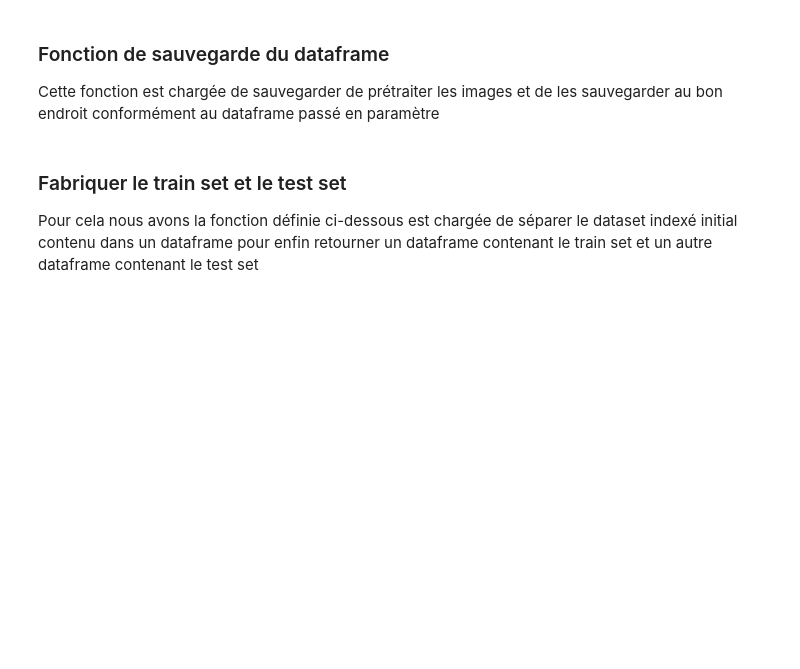
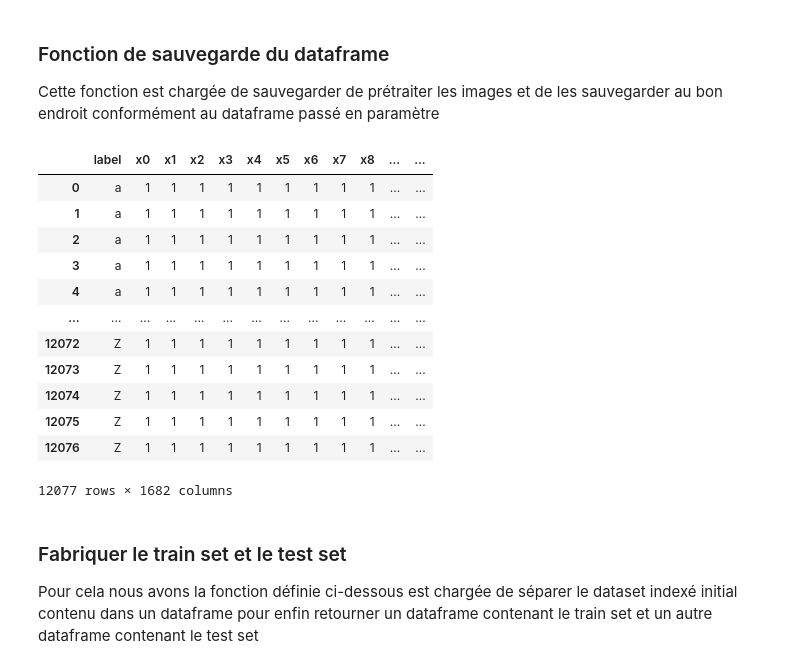
Before and after one commit to GzIrYsz/smart-read-prototypes, a Jupyter notebook: notebooks/character_recognition/NIST-preprocessing.ipynb, the cells around one changed output. Cells and saved outputs as stored; diff of their text form; code cells hidden in the pictures; blank space fills up the shorter version.

```diff
--- a/notebooks/character_recognition/NIST-preprocessing.ipynb
+++ b/notebooks/character_recognition/NIST-preprocessing.ipynb
@@ -112,15 +112,47 @@ Dans cette section, nous allons définir les fonctions qui nous permettront de s
 
 Cette fonction est chargée de sauvegarder de prétraiter les images et de les sauvegarder au bon endroit conformément au dataframe passé en paramètre
 # %%
-def save_preprocessed_img_from_dataframe(dataframe, destination_folder):
-    output_folder = dataframe.head(1).values[0][7]
-    mkdir(path.join(output_folder, destination_folder))
+def get_labeled_processed_img(dataframe):
+    data = []
     for index, row in dataframe.iterrows():
         image_old_path = path.join(row["old_path"], row["old_file_name"])
-        image_new_path = path.join(row["new_path"], destination_folder, row["new_file_name"])
+        label = row["letter"]
+        pretreated_img = preprocessing(image_old_path)
+        data.append((label, pretreated_img))
 
-        pretreated_img = preprocessing(image_old_path)
-        imsave(image_new_path, pretreated_img)
+    return data
+# %%
+def get_compatible_x_shape_for_save(x_set):
+    x, y, z = x_set.shape
+    return x_set.reshape(x, y * z)
+# %%
+def get_labeled_processed_img_dataframe(dataframe):
+    data = get_labeled_processed_img(dataframe)
+    y_raw_set, x_raw_set = list(zip(*data))
+    y_set = np.array(y_raw_set)
+    x_set = get_compatible_x_shape_for_save(np.array(x_raw_set))
+
+    x_set_frame = pd.DataFrame(x_set, columns=[f"x{i}" for i in range(x_set.shape[1])])
+    y_set_frame = pd.DataFrame(y_set, columns=["label"])
+
+    return pd.concat([y_set_frame, x_set_frame], axis=1)
+
+
+dataset_frame =get_labeled_processed_img_dataframe(dataset_indexing_frame)
+# %% [output]
+|  | label | x0 | x1 | x2 | x3 | x4 | x5 | x6 | x7 | x8 | ... | ... |
+| 0 | a | 1 | 1 | 1 | 1 | 1 | 1 | 1 | 1 | 1 | ... | ... |
+| 1 | a | 1 | 1 | 1 | 1 | 1 | 1 | 1 | 1 | 1 | ... | ... |
+| 2 | a | 1 | 1 | 1 | 1 | 1 | 1 | 1 | 1 | 1 | ... | ... |
+| 3 | a | 1 | 1 | 1 | 1 | 1 | 1 | 1 | 1 | 1 | ... | ... |
+| 4 | a | 1 | 1 | 1 | 1 | 1 | 1 | 1 | 1 | 1 | ... | ... |
+| ... | ... | ... | ... | ... | ... | ... | ... | ... | ... | ... | ... | ... |
+| 12072 | Z | 1 | 1 | 1 | 1 | 1 | 1 | 1 | 1 | 1 | ... | ... |
+| 12073 | Z | 1 | 1 | 1 | 1 | 1 | 1 | 1 | 1 | 1 | ... | ... |
+| 12074 | Z | 1 | 1 | 1 | 1 | 1 | 1 | 1 | 1 | 1 | ... | ... |
+| 12075 | Z | 1 | 1 | 1 | 1 | 1 | 1 | 1 | 1 | 1 | ... | ... |
+| 12076 | Z | 1 | 1 | 1 | 1 | 1 | 1 | 1 | 1 | 1 | ... | ... |
+12077 rows × 1682 columns
 # %% [markdown]
 ### Fabriquer le train set et le test set
 
```
Also changed, not shown: parts of 9 cells of this notebook.
